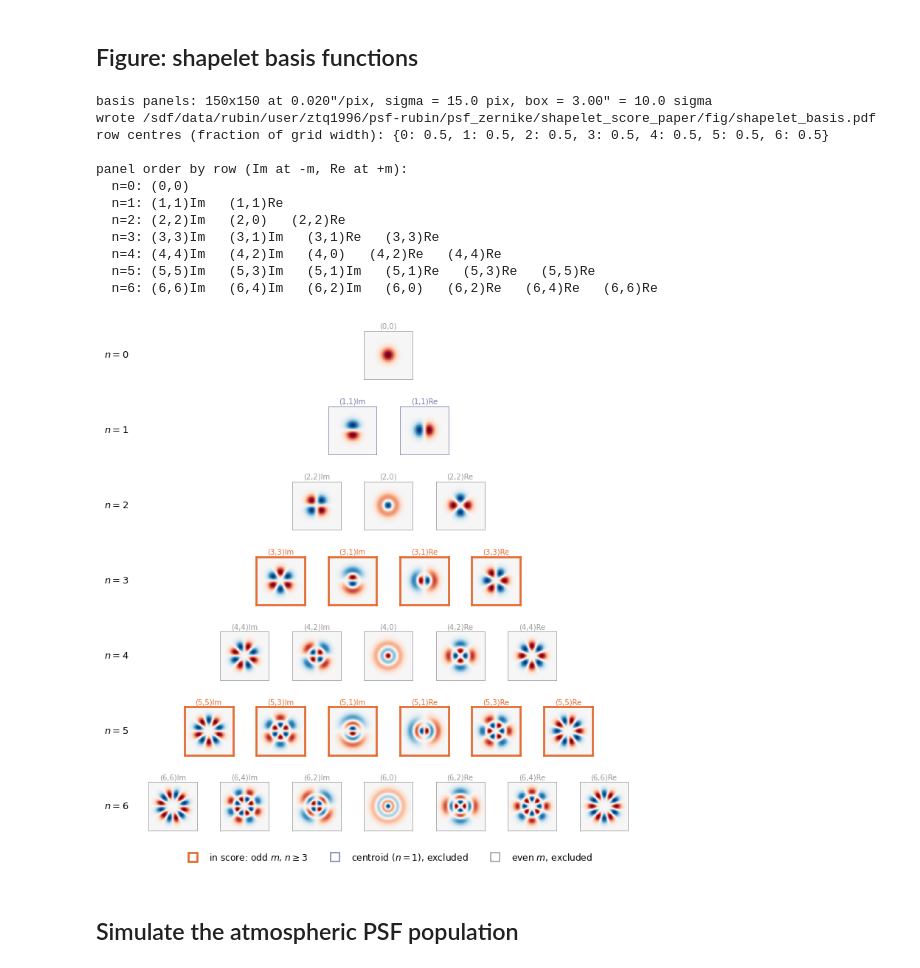
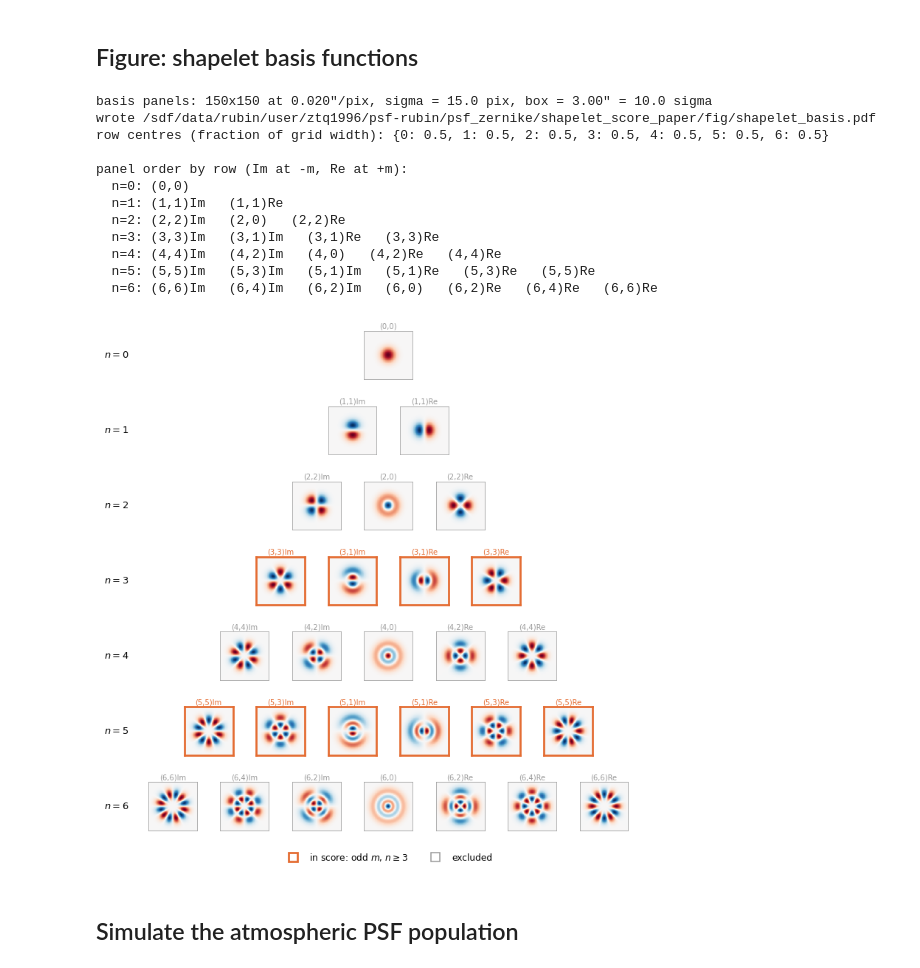
Before and after one commit to ztq1996/shapelet_score_paper, a Jupyter notebook: nb/02_atm_simulation.ipynb, the cells around one changed output. Drawn from its saved outputs; the diff is of its cells as text; code cells hidden in the pictures.

```diff
--- a/nb/02_atm_simulation.ipynb
+++ b/nb/02_atm_simulation.ipynb
@@ -94,6 +94,12 @@ def mode_color(r):
     if r['in_score']: return C_SCORE
     if r['centroid']: return C_CENT
     return C_EVEN
+
+# The basis figure uses a two-class colouring only: in the score, or not. The
+# three-class version (orange / blue / grey) is kept for the atm figure below,
+# where the centroid modes are worth calling out separately.
+def basis_color(r):
+    return C_SCORE if r['in_score'] else C_EVEN
 
 # The basis functions are drawn for display only, not fitted, so they are rendered
 # well below the analysis pixel scale: 0.02 arcsec/pixel puts sigma = 15 pixels
@@ -111,7 +117,7 @@ print(f'basis panels: {BASIS_NPIX}x{BASIS_NPIX} at {BASIS_SCALE:.3f}"/pix, '
       f'box = {BASIS_NPIX*BASIS_SCALE:.2f}" '
       f'= {BASIS_NPIX*BASIS_SCALE/BASIS_SIGMA:.1f} sigma')
 
-# Horizontal position within a row is the SIGNED azimuthal index: the imaginary
+# Horizontal position within a row is the SIGNED spin m: the imaginary
 # (sine) component sits at -m and the real (cosine) component at +m. The lowest
 # |m| -- the purely radial, spin-0 mode -- therefore lands on the figure's centre
 # line, and the spin increases outwards in both directions, as in the usual
@@ -149,7 +155,7 @@ for n in range(BMAX + 1):
         ax = fig.add_subplot(gs[n, start + 2 * j: start + 2 * j + 2])
         if j == 0:
             row_left[n] = ax
-        c = mode_color(r)
+        c = basis_color(r)
         b = np.zeros(N_COEFF); b[int(r['idx'])] = 1.0
         img = galsim.Image(BASIS_NPIX, BASIS_NPIX, scale=BASIS_SCALE)
         galsim.Shapelet(BASIS_SIGMA, BMAX, b).drawImage(image=img, method='sb')
@@ -172,44 +178,41 @@ handles = [plt.Line2D([], [], marker='s', ls='', markersize=8, markerfacecolor='
                       markeredgewidth=1.8, markeredgecolor=C_SCORE,
                       label='in score: odd $m$, $n\\geq3$'),
            plt.Line2D([], [], marker='s', ls='', markersize=8, markerfacecolor='none',
-                      markeredgewidth=1.0, markeredgecolor=C_CENT,
-                      label='centroid ($n=1$), excluded'),
-           plt.Line2D([], [], marker='s', ls='', markersize=8, markerfacecolor='none',
                       markeredgewidth=1.0, markeredgecolor=C_EVEN,
-                      label='even $m$, excluded')]
-fig.legend(handles=handles, loc='lower center', ncol=3, frameon=False,
+                      label='excluded')]
+fig.legend(handles=handles, loc='lower center', ncol=2, frameon=False,
            fontsize=8, bbox_to_anchor=(0.545, 0.005))
 
 fig.savefig(FIG / 'shapelet_basis.pdf', dpi=300)
 print('wrote', FIG / 'shapelet_basis.pdf')
 
 # Verify every row is centred on the same vertical midline.
 mids = {}
 for n in range(BMAX + 1):
     k = len(coeff[coeff['n'] == n])
     start = NCOL - k
     mids[n] = (start + (start + 2 * k)) / 2 / (2 * NCOL)
 print('row centres (fraction of grid width):', {n: round(v, 4) for n, v in mids.items()})
 assert len(set(round(v, 9) for v in mids.values())) == 1, 'rows are not aligned'
 
 print('\npanel order by row (Im at -m, Re at +m):')
 for n in range(BMAX + 1):
     sub = coeff[coeff['n'] == n].sort_values('signed_m')
     print(f'  n={n}: ' + '   '.join(f'{r.label}{r.comp}' for r in sub.itertuples()))
 # %% [output]
 basis panels: 150x150 at 0.020"/pix, sigma = 15.0 pix, box = 3.00" = 10.0 sigma
 wrote /sdf/data/rubin/user/ztq1996/psf-rubin/psf_zernike/shapelet_score_paper/fig/shapelet_basis.pdf
 row centres (fraction of grid width): {0: 0.5, 1: 0.5, 2: 0.5, 3: 0.5, 4: 0.5, 5: 0.5, 6: 0.5}
 
 panel order by row (Im at -m, Re at +m):
   n=0: (0,0)
   n=1: (1,1)Im   (1,1)Re
   n=2: (2,2)Im   (2,0)   (2,2)Re
   n=3: (3,3)Im   (3,1)Im   (3,1)Re   (3,3)Re
   n=4: (4,4)Im   (4,2)Im   (4,0)   (4,2)Re   (4,4)Re
   n=5: (5,5)Im   (5,3)Im   (5,1)Im   (5,1)Re   (5,3)Re   (5,5)Re
   n=6: (6,6)Im   (6,4)Im   (6,2)Im   (6,0)   (6,2)Re   (6,4)Re   (6,6)Re
-[figure, old version]
+[figure, new version]
 # %% [markdown]
 ## Simulate the atmospheric PSF population
 # %%
```
Also changed, not shown: 3 other files.
